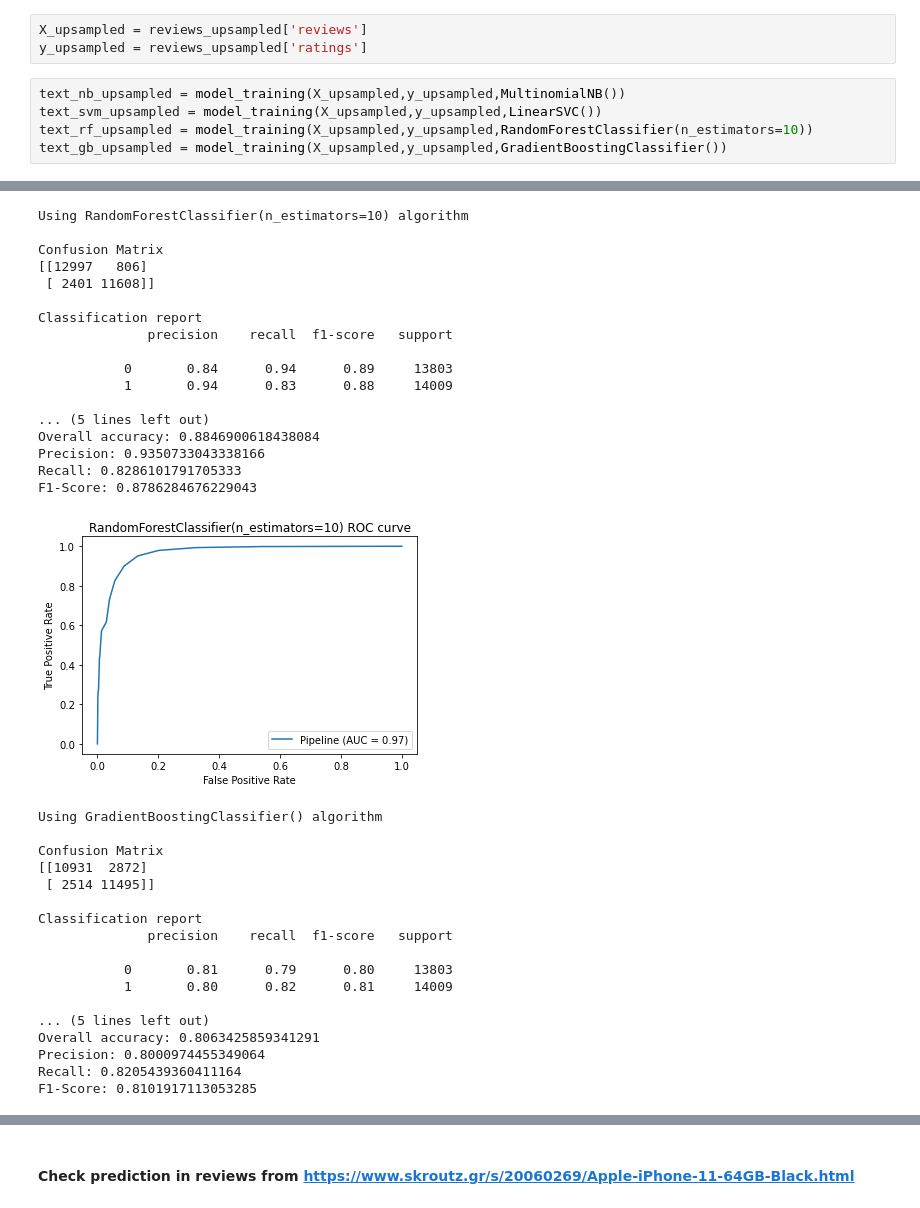
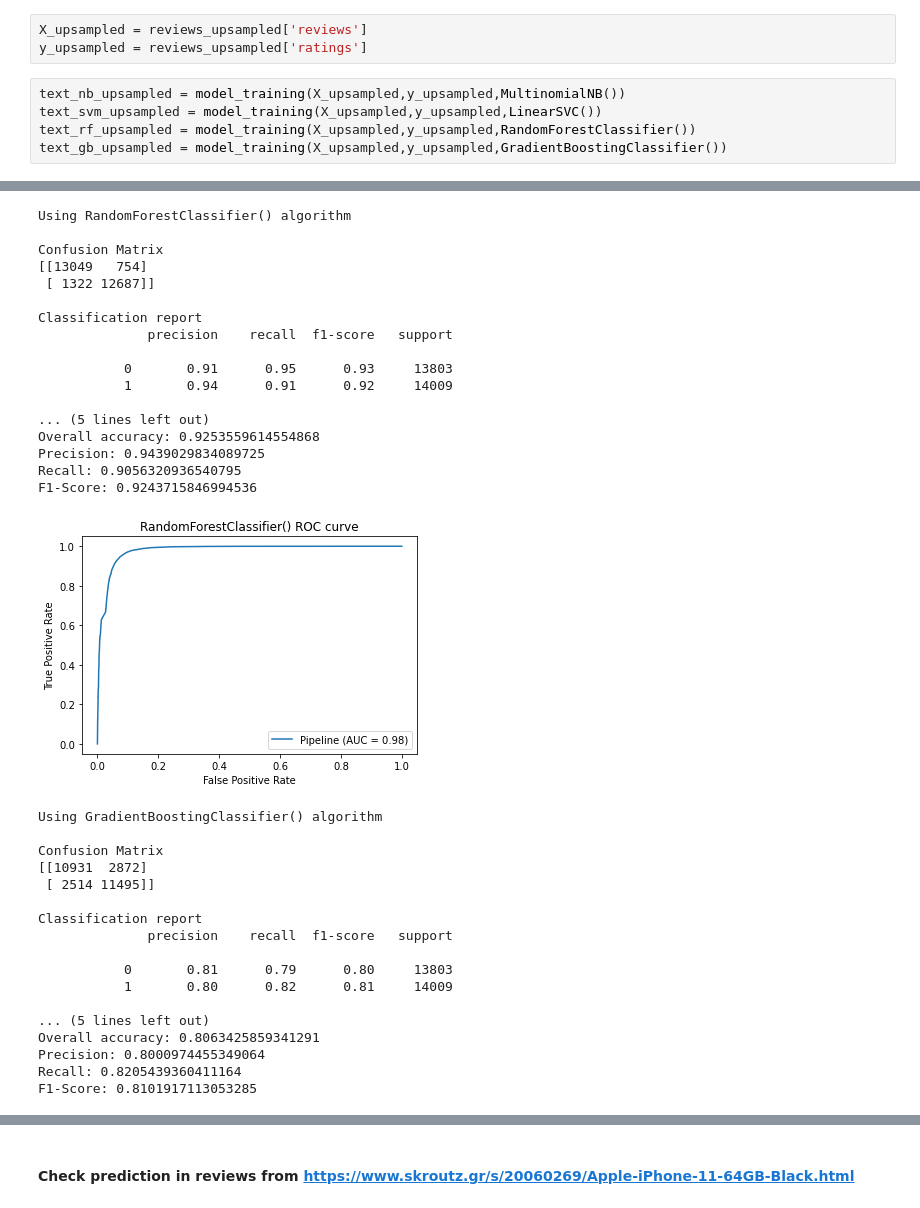
Before and after one commit to JoKoum/Machine-Learning-Project, a Jupyter notebook: Analyze-review-sentiment.ipynb, the cells around one changed output, grey strips where cells are left out. Saved outputs shown, nothing was run; the diff lists cells and outputs as text.

```diff
--- a/Analyze-review-sentiment.ipynb
+++ b/Analyze-review-sentiment.ipynb
@@ -530,7 +548,7 @@ y_upsampled = reviews_upsampled['ratings']
 # %%
 text_nb_upsampled = model_training(X_upsampled,y_upsampled,MultinomialNB())
 text_svm_upsampled = model_training(X_upsampled,y_upsampled,LinearSVC())
-text_rf_upsampled = model_training(X_upsampled,y_upsampled,RandomForestClassifier(n_estimators=10))
+text_rf_upsampled = model_training(X_upsampled,y_upsampled,RandomForestClassifier())
 text_gb_upsampled = model_training(X_upsampled,y_upsampled,GradientBoostingClassifier())
 # %% [output]
 Using MultinomialNB() algorithm
@@ -550,43 +568,43 @@ Overall accuracy: 0.8599884941751762
 Precision: 0.8922671216939424
 Recall: 0.8211863801841673
 F1-Score: 0.8552523975912572
 [figure]
 Using LinearSVC() algorithm
 
 Confusion Matrix
 [[12618  1185]
  [ 1393 12616]]
 
 Classification report
               precision    recall  f1-score   support
 
            0       0.90      0.91      0.91     13803
            1       0.91      0.90      0.91     14009
 
 ... (5 lines left out)
 Overall accuracy: 0.9073061987631238
 Precision: 0.9141366567640026
 Recall: 0.9005639231922336
 F1-Score: 0.9072995325422509
 [figure]
-Using RandomForestClassifier(n_estimators=10) algorithm
+Using RandomForestClassifier() algorithm
 
 Confusion Matrix
-[[12997   806]
- [ 2401 11608]]
+[[13049   754]
+ [ 1322 12687]]
 
 Classification report
               precision    recall  f1-score   support
 
-           0       0.84      0.94      0.89     13803
-           1       0.94      0.83      0.88     14009
+           0       0.91      0.95      0.93     13803
+           1       0.94      0.91      0.92     14009
 
 ... (5 lines left out)
-Overall accuracy: 0.8846900618438084
-Precision: 0.9350733043338166
-Recall: 0.8286101791705333
-F1-Score: 0.8786284676229043
+Overall accuracy: 0.9253559614554868
+Precision: 0.9439029834089725
+Recall: 0.9056320936540795
+F1-Score: 0.9243715846994536
-[figure, old version]
+[figure, new version]
 Using GradientBoostingClassifier() algorithm
 
 Confusion Matrix
```
Also changed, not shown: parts of 6 cells of this notebook.
